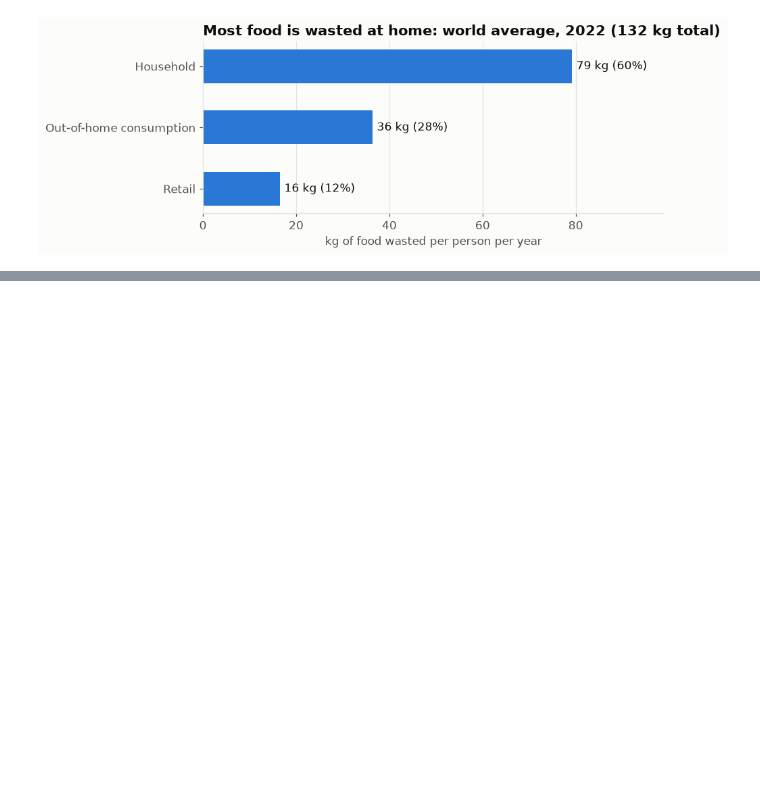
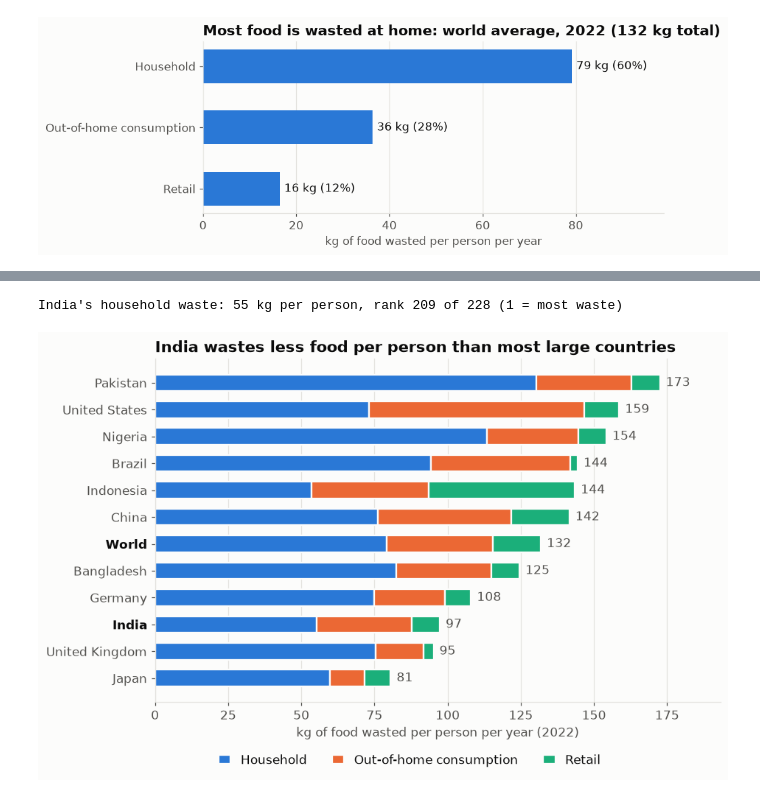
Before and after one commit to Jontyloh/food-waste-analysis, a Jupyter notebook: food_waste_analysis.ipynb, the cells around one changed output, grey strips where cells are left out. Saved outputs shown, nothing was run; the diff lists cells and outputs as text; code cells hidden in the pictures; blank space fills up the shorter version.

Commit message:
Day 2: India comparison, waste vs GDP, hostel mess estimate, summary and limitations
Co-Authored-By: Claude Opus 5.5 <noreply@anthropic.com>

```diff
--- a/food_waste_analysis.ipynb
+++ b/food_waste_analysis.ipynb
@@ -173,0 +176,6 @@ and messes are the second-largest source, which is the part *Mess Saver* targets
+# %%
+PICK = ["India", "China", "United States", "United Kingdom", "Japan", "Germany",
+        "Brazil", "Indonesia", "Nigeria", "Pakistan", "Bangladesh"]
+compare = pd.concat([countries[countries["Entity"].isin(PICK)], w22[w22["Entity"] == "World"]])
+compare = compare.set_index("Entity")[SECTORS + ["Total"]].sort_values("Total")
+compare.round(1)
@@ -173,0 +197,28 @@ and messes are the second-largest source, which is the part *Mess Saver* targets
+# %%
+rank = int(countries["Household"].rank(ascending=False)[countries["Entity"] == "India"].iloc[0])
+print(f"India's household waste: {compare.loc['India', 'Household']:.0f} kg per person, "
+      f"rank {rank} of {len(countries)} (1 = most waste)")
+# %% [output]
+India's household waste: 55 kg per person, rank 209 of 228 (1 = most waste)
+# %%
+fig, ax = plt.subplots(figsize=(9, 5.5))
+left = pd.Series(0.0, index=compare.index)
+for sector, colour in zip(SECTORS, [BLUE, ORANGE, AQUA]):
+    ax.barh(compare.index, compare[sector], left=left, color=colour, height=0.62,
+            edgecolor="#fcfcfb", linewidth=1.5, label=sector)
+    left += compare[sector]
+for i, (name, total) in enumerate(compare["Total"].items()):
+    ax.text(total + 2, i, f"{total:.0f}", va="center", color=INK_SOFT)
+for label in ax.get_yticklabels():                 # make India and World stand out
+    if label.get_text() in ("India", "World"):
+        label.set_fontweight("bold"); label.set_color(INK)
+ax.set_xlim(0, compare["Total"].max() * 1.12)
+ax.grid(axis="y", visible=False)
+ax.set_xlabel("kg of food wasted per person per year (2022)")
+ax.set_title("India wastes less food per person than most large countries")
+ax.legend(ncol=3, loc="upper center", bbox_to_anchor=(0.45, -0.12), frameon=False,
+          handlelength=1)
+fig.savefig(CHARTS / "02_india_vs_countries.png")
+plt.show()
+# %% [output]
+[figure, added]
```
Also changed, not shown: parts of 15 cells of this notebook, 2 other files.
